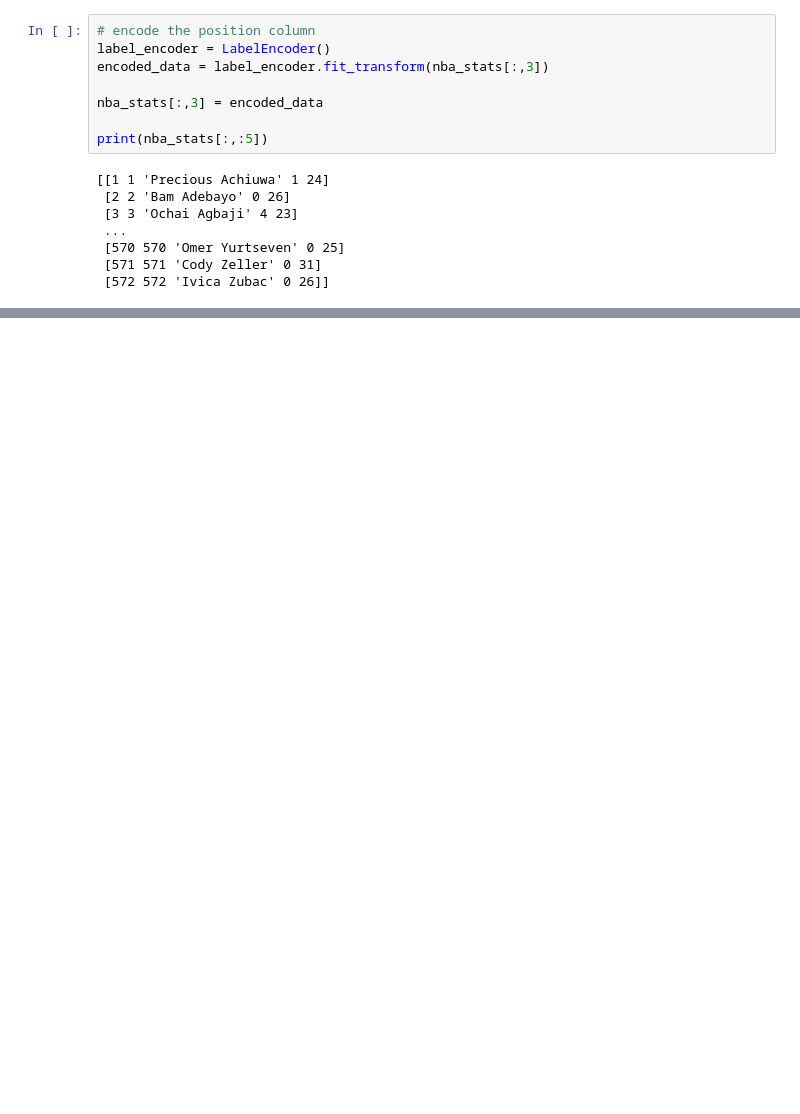
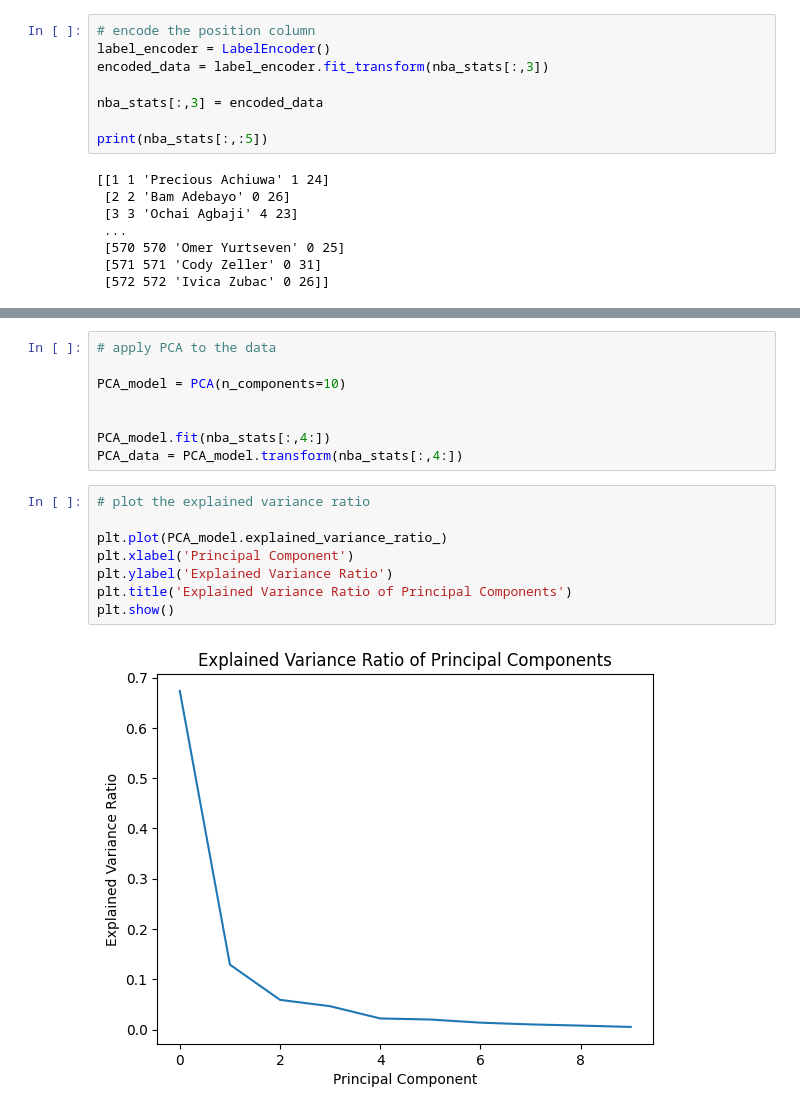
Before and after one commit to turnerburchard/csci347, a Jupyter notebook: finalproject/final.ipynb, the cells around one changed output, grey strips where cells are left out. Drawn from its saved outputs; the diff is of its cells as text; blank space fills up the shorter version.

```diff
--- a/finalproject/final.ipynb
+++ b/finalproject/final.ipynb
@@ -35,0 +97,18 @@ print(nba_stats[:,:5])
+# %%
+# apply PCA to the data
+
+PCA_model = PCA(n_components=10)
+
+
+PCA_model.fit(nba_stats[:,4:])
+PCA_data = PCA_model.transform(nba_stats[:,4:])
+# %%
+# plot the explained variance ratio
+
+plt.plot(PCA_model.explained_variance_ratio_)
+plt.xlabel('Principal Component')
+plt.ylabel('Explained Variance Ratio')
+plt.title('Explained Variance Ratio of Principal Components')
+plt.show()
+# %% [output]
+[figure, added]
```
Also changed, not shown: parts of 7 cells of this notebook.
